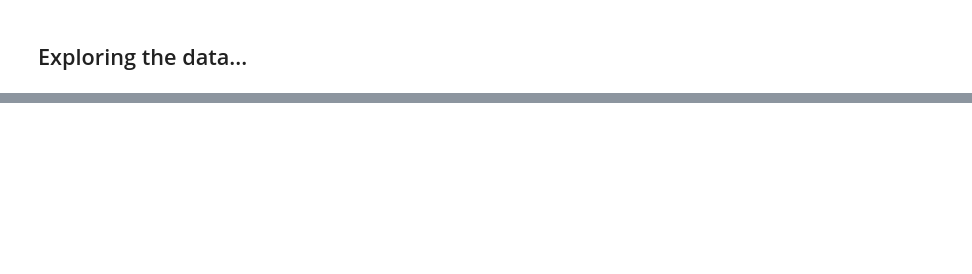
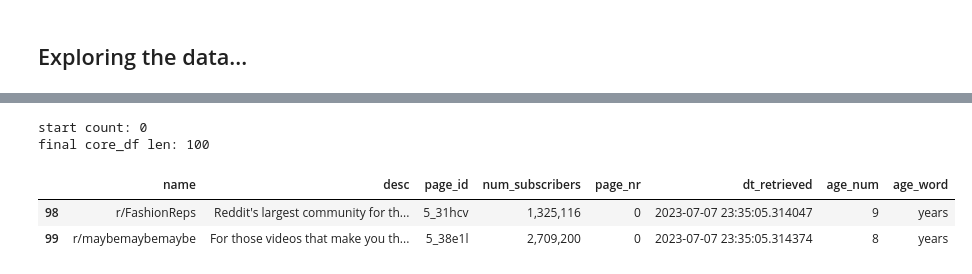
Before and after one commit to jellomoat/subs, a Jupyter notebook: lede-project-2-prep.ipynb, the cells around one changed output, grey strips where cells are left out. Cells and saved outputs as stored; diff of their text form; code cells hidden in the pictures; blank space fills up the shorter version.

```diff
--- a/lede-project-2-prep.ipynb
+++ b/lede-project-2-prep.ipynb
@@ -305,0 +258,12 @@ core_df
+# %%
+test_parsing_df = pd.DataFrame()
+test_parsing_df = parse_and_add_to_df(r_els, test_parsing_df, page_nr=0)
+# %% [output]
+start count: 0
+final core_df len: 100
+# %%
+test_parsing_df.tail(2)
+# %% [output]
+|  | name | desc | page_id | num_subscribers | page_nr | dt_retrieved | age_num | age_word |
+| 98 | r/FashionReps | Reddit's largest community for th... | 5_31hcv | 1,325,116 | 0 | 2023-07-07 23:35:05.314047 | 9 | years |
+| 99 | r/maybemaybemaybe | For those videos that make you th... | 5_38e1l | 2,709,200 | 0 | 2023-07-07 23:35:05.314374 | 8 | years |
```
Also changed, not shown: parts of 47 cells of this notebook.
